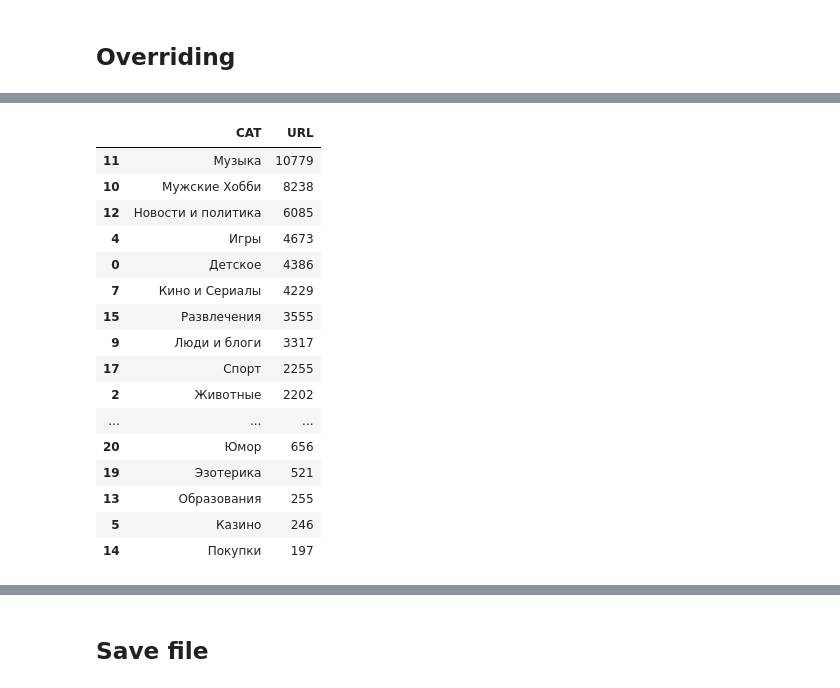
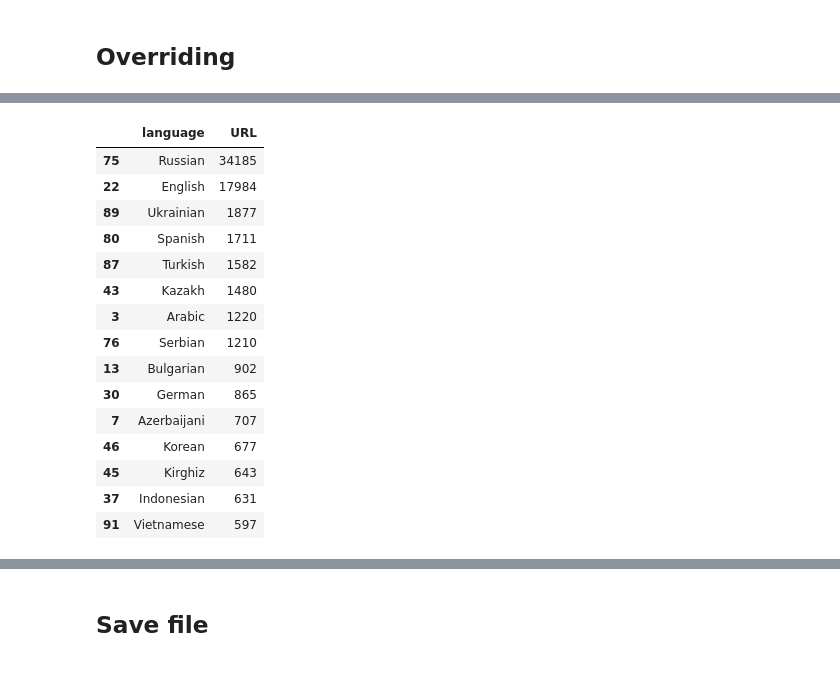
Before and after one commit to kmnsky/--hannel-category-YouTube, a Jupyter notebook: Сhannel_category.ipynb, the cells around one changed output, grey strips where cells are left out. Saved outputs shown, nothing was run; the diff lists cells and outputs as text; code cells hidden in the pictures.

```diff
--- a/Сhannel_category.ipynb
+++ b/Сhannel_category.ipynb
@@ -908,28 +1340,25 @@ pvivot_cat.sort_values(['URL'], ascending=[False], inplace=True)
-# %%
-pvivot_cat
-# %% [output]
-|  | CAT | URL |
-| 11 | Музыка | 10779 |
-| 10 | Мужские Хобби | 8238 |
-| 12 | Новости и политика | 6085 |
-| 4 | Игры | 4673 |
-| 0 | Детское | 4386 |
-| 7 | Кино и Сериалы | 4229 |
-| 15 | Развлечения | 3555 |
-| 9 | Люди и блоги | 3317 |
-| 17 | Спорт | 2255 |
-| 2 | Животные | 2202 |
-| ... | ... | ... |
-| 20 | Юмор | 656 |
-| 19 | Эзотерика | 521 |
-| 13 | Образования | 255 |
-| 5 | Казино | 246 |
-| 14 | Покупки | 197 |
 # %%
 # Pivot language channel
 pvivot_language = data.pivot_table(
     index=['language'],
     values=['URL'],
-    aggfunc= 'count').reset_index()
+    aggfunc='count').reset_index()
 
-pvivot_language.sort_values(['URL'], ascending=[False], inplace=True)
+pvivot_language.sort_values(['URL'], ascending=[False]).head(15)
+# %% [output]
+|  | language | URL |
+| 75 | Russian | 34185 |
+| 22 | English | 17984 |
+| 89 | Ukrainian | 1877 |
+| 80 | Spanish | 1711 |
+| 87 | Turkish | 1582 |
+| 43 | Kazakh | 1480 |
+| 3 | Arabic | 1220 |
+| 76 | Serbian | 1210 |
+| 13 | Bulgarian | 902 |
+| 30 | German | 865 |
+| 7 | Azerbaijani | 707 |
+| 46 | Korean | 677 |
+| 45 | Kirghiz | 643 |
+| 37 | Indonesian | 631 |
+| 91 | Vietnamese | 597 |
```
Also changed, not shown: parts of 46 cells of this notebook.
